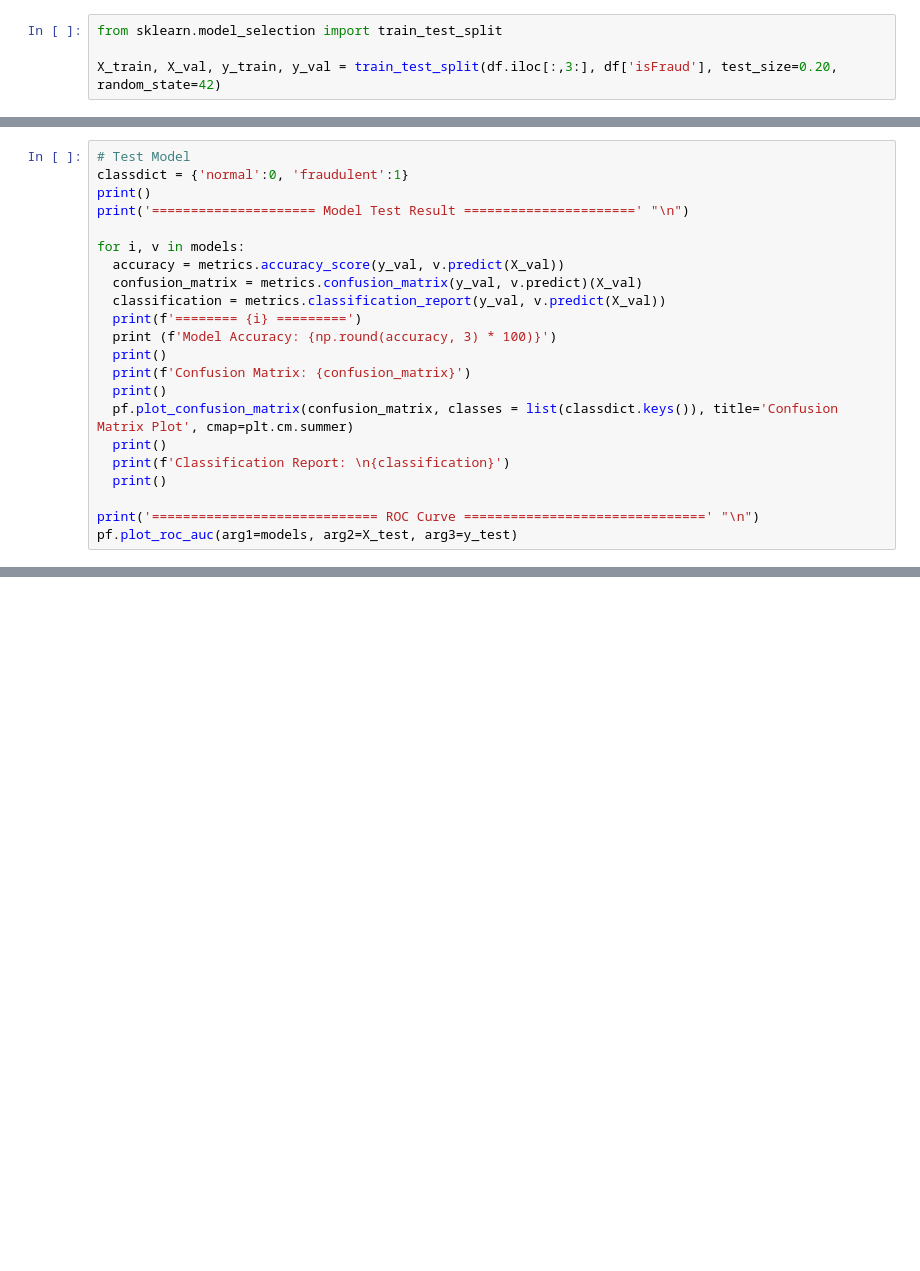
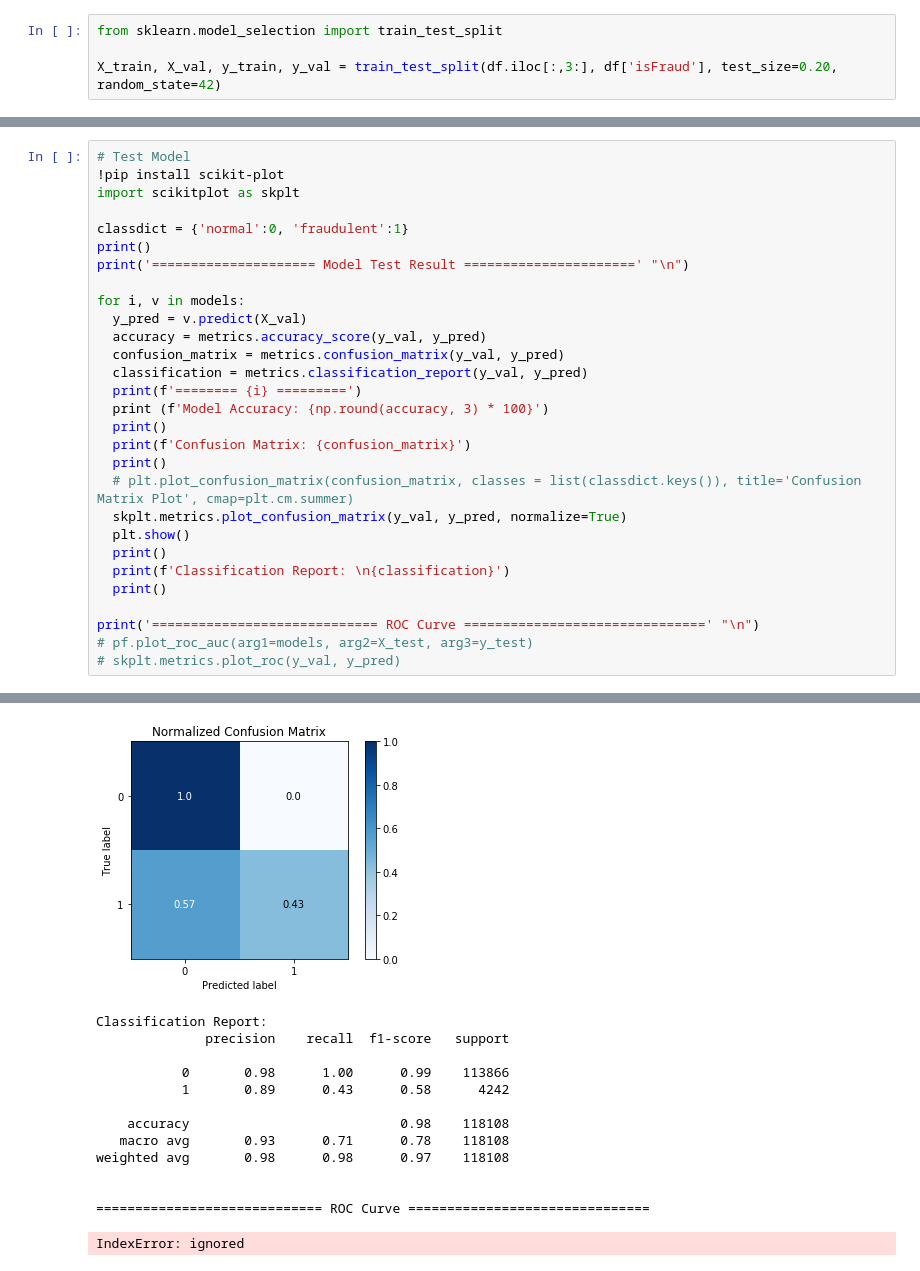
Before and after one commit to mindfist/ml-jupyter-notebook, a Jupyter notebook: credit_card_fraud.ipynb, the cells around one changed output, grey strips where cells are left out. Saved outputs shown, nothing was run; the diff lists cells and outputs as text; blank space fills up the shorter version.

```diff
--- a/credit_card_fraud.ipynb
+++ b/credit_card_fraud.ipynb
@@ -232,22 +331,30 @@ for i, v in models:
 # %%
 # Test Model
+!pip install scikit-plot
+import scikitplot as skplt
+
 classdict = {'normal':0, 'fraudulent':1}
 print()
 print('===================== Model Test Result ======================' "\n")
 
 for i, v in models:
-  accuracy = metrics.accuracy_score(y_val, v.predict(X_val))
-  confusion_matrix = metrics.confusion_matrix(y_val, v.predict)(X_val)
-  classification = metrics.classification_report(y_val, v.predict(X_val))
+  y_pred = v.predict(X_val)
+  accuracy = metrics.accuracy_score(y_val, y_pred)
+  confusion_matrix = metrics.confusion_matrix(y_val, y_pred)
+  classification = metrics.classification_report(y_val, y_pred)
   print(f'======== {i} =========')
-  print (f'Model Accuracy: {np.round(accuracy, 3) * 100)}')
+  print (f'Model Accuracy: {np.round(accuracy, 3) * 100}')
   print()
   print(f'Confusion Matrix: {confusion_matrix}')
   print()
-  pf.plot_confusion_matrix(confusion_matrix, classes = list(classdict.keys()), title='Confusion Matrix Plot', cmap=plt.cm.summer)
+  # plt.plot_confusion_matrix(confusion_matrix, classes = list(classdict.keys()), title='Confusion Matrix Plot', cmap=plt.cm.summer)
+  skplt.metrics.plot_confusion_matrix(y_val, y_pred, normalize=True)
+  plt.show()
   print()
   print(f'Classification Report: \n{classification}')
   print()
 
 print('============================= ROC Curve ===============================' "\n")
-pf.plot_roc_auc(arg1=models, arg2=X_test, arg3=y_test)
+# pf.plot_roc_auc(arg1=models, arg2=X_test, arg3=y_test)
+# skplt.metrics.plot_roc(y_val, y_pred)
+# %% [output]
@@ -253,0 +381,14 @@ pf.plot_roc_auc(arg1=models, arg2=X_test, arg3=y_test)
+[figure, added]
+Classification Report:
+              precision    recall  f1-score   support
+
+           0       0.98      1.00      0.99    113866
+           1       0.89      0.43      0.58      4242
+
+    accuracy                           0.98    118108
+   macro avg       0.93      0.71      0.78    118108
+weighted avg       0.98      0.98      0.97    118108
+
+
+============================= ROC Curve ===============================
+IndexError: ignored
```
Also changed, not shown: parts of 25 cells of this notebook.
